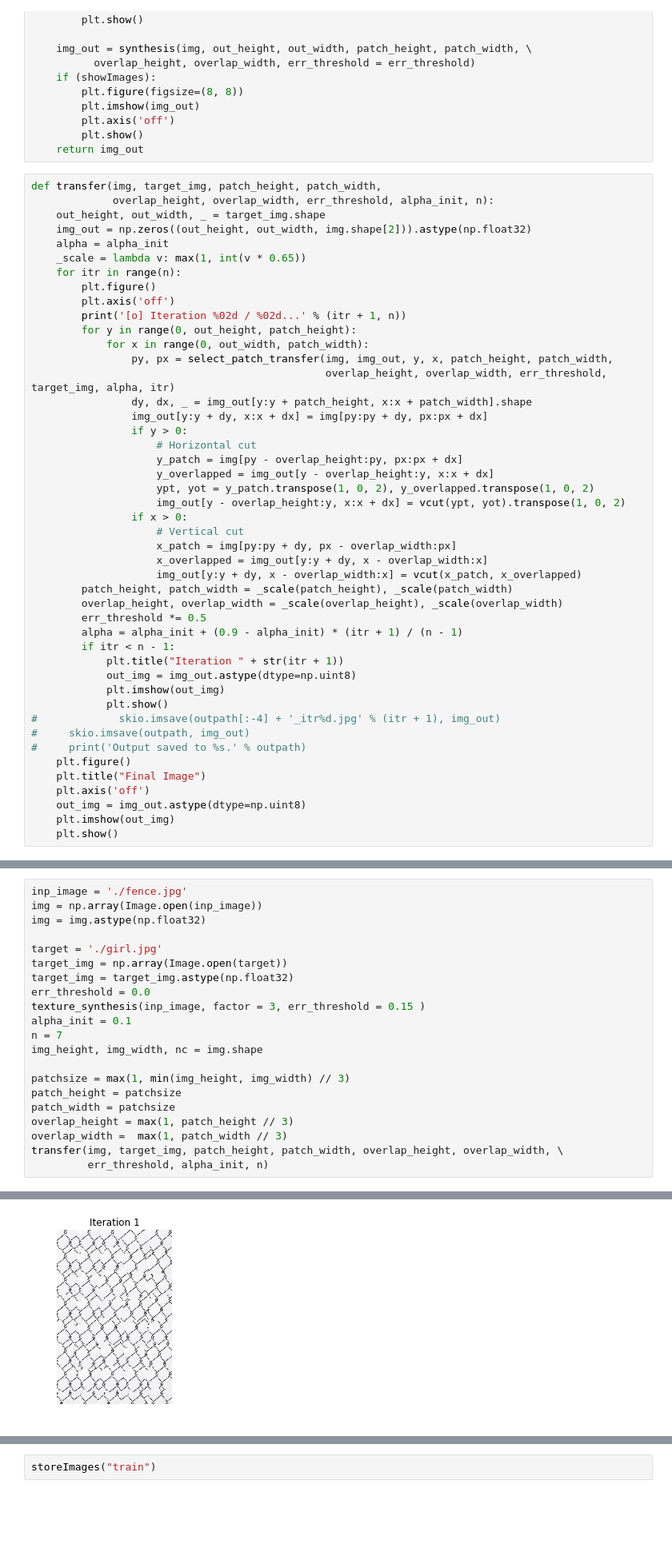
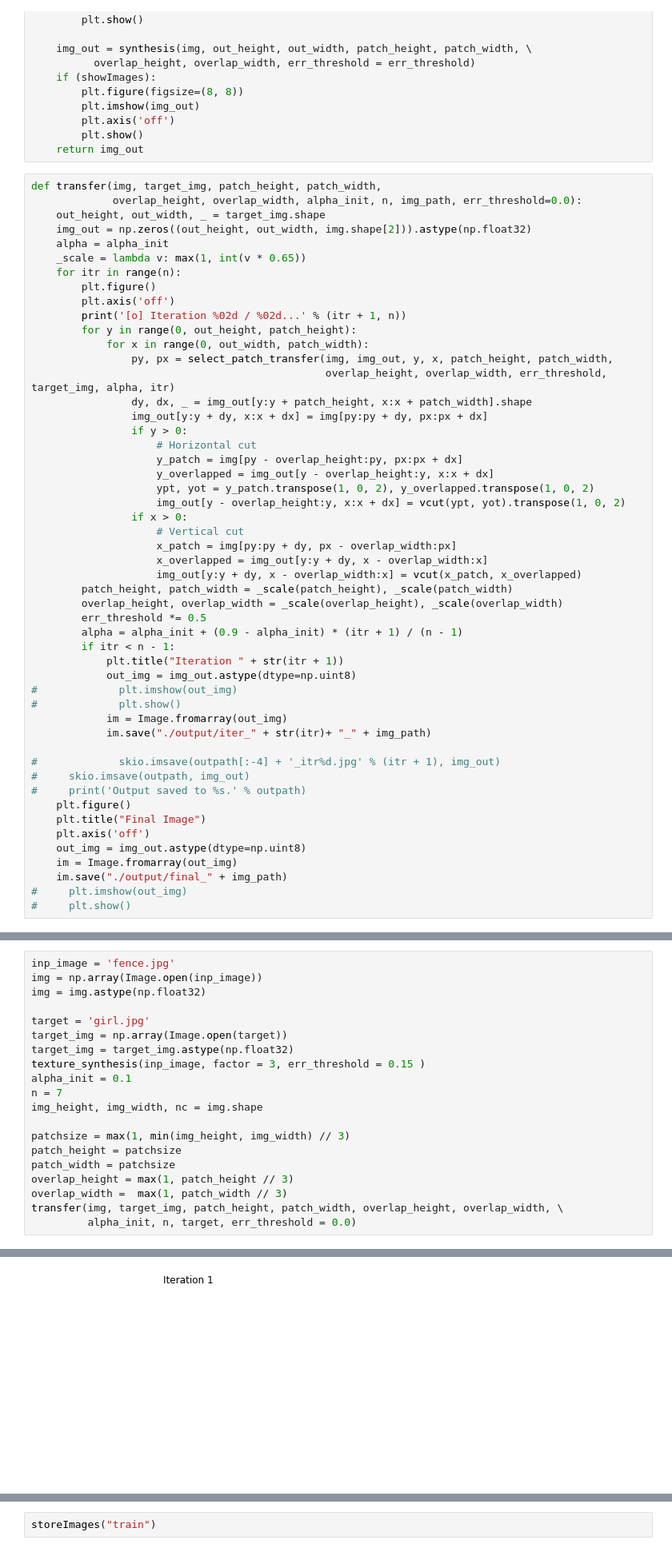
Before and after one commit to anveshc05/DIP_Image_Quilting, a Jupyter notebook: Image_quilting/Texture_synthesis.ipynb, the cells around one changed output, grey strips where cells are left out. Shown at 80% size. Saved outputs shown, nothing was run; the diff lists cells and outputs as text; blank space fills up the shorter version.

```diff
--- a/Image_quilting/Texture_synthesis.ipynb
+++ b/Image_quilting/Texture_synthesis.ipynb
@@ -266,7 +266,7 @@ def texture_synthesis(inp_image, factor=2, err_threshold=0.15, showImages = True
     return img_out
 # %%
 def transfer(img, target_img, patch_height, patch_width,
-             overlap_height, overlap_width, err_threshold, alpha_init, n):
+             overlap_height, overlap_width, alpha_init, n, img_path, err_threshold=0.0):
     out_height, out_width, _ = target_img.shape
     img_out = np.zeros((out_height, out_width, img.shape[2])).astype(np.float32)
     alpha = alpha_init
@@ -299,8 +299,11 @@ def transfer(img, target_img, patch_height, patch_width,
         if itr < n - 1:
             plt.title("Iteration " + str(itr + 1))
             out_img = img_out.astype(dtype=np.uint8)
-            plt.imshow(out_img)
-            plt.show()
+#             plt.imshow(out_img)
+#             plt.show()
+            im = Image.fromarray(out_img)
+            im.save("./output/iter_" + str(itr)+ "_" + img_path)
+
 #             skio.imsave(outpath[:-4] + '_itr%d.jpg' % (itr + 1), img_out)
 #     skio.imsave(outpath, img_out)
 #     print('Output saved to %s.' % outpath)
@@ -308,8 +311,10 @@ def transfer(img, target_img, patch_height, patch_width,
     plt.title("Final Image")
     plt.axis('off')
     out_img = img_out.astype(dtype=np.uint8)
-    plt.imshow(out_img)
-    plt.show()
+    im = Image.fromarray(out_img)
+    im.save("./output/final_" + img_path)
+#     plt.imshow(out_img)
+#     plt.show()
 # %%
 inp_image = './jelly_beans.jpg'
 output = texture_synthesis(inp_image, factor = 2, err_threshold = 0.15 )
@@ -345,12 +350,11 @@ output = texture_synthesis(inp_image, factor = 2, err_threshold = 0.05 )
 # %%
-inp_image = './fence.jpg'
+inp_image = 'fence.jpg'
 img = np.array(Image.open(inp_image))
 img = img.astype(np.float32)
 
-target = './girl.jpg'
+target = 'girl.jpg'
 target_img = np.array(Image.open(target))
 target_img = target_img.astype(np.float32)
-err_threshold = 0.0
 texture_synthesis(inp_image, factor = 3, err_threshold = 0.15 )
 alpha_init = 0.1
 n = 7
@@ -362,6 +366,6 @@ patch_width = patchsize
 overlap_height = max(1, patch_height // 3)
 overlap_width =  max(1, patch_width // 3)
 transfer(img, target_img, patch_height, patch_width, overlap_height, overlap_width, \
-         err_threshold, alpha_init, n)
+         alpha_init, n, target, err_threshold = 0.0)
 # %% [output]
 [figure]
@@ -370 +380 @@ transfer(img, target_img, patch_height, patch_width, overlap_height, overlap_wid
-[figure, old version]
+[figure, new version]
```
Also changed, not shown: parts of 8 cells of this notebook, 16 other files.
